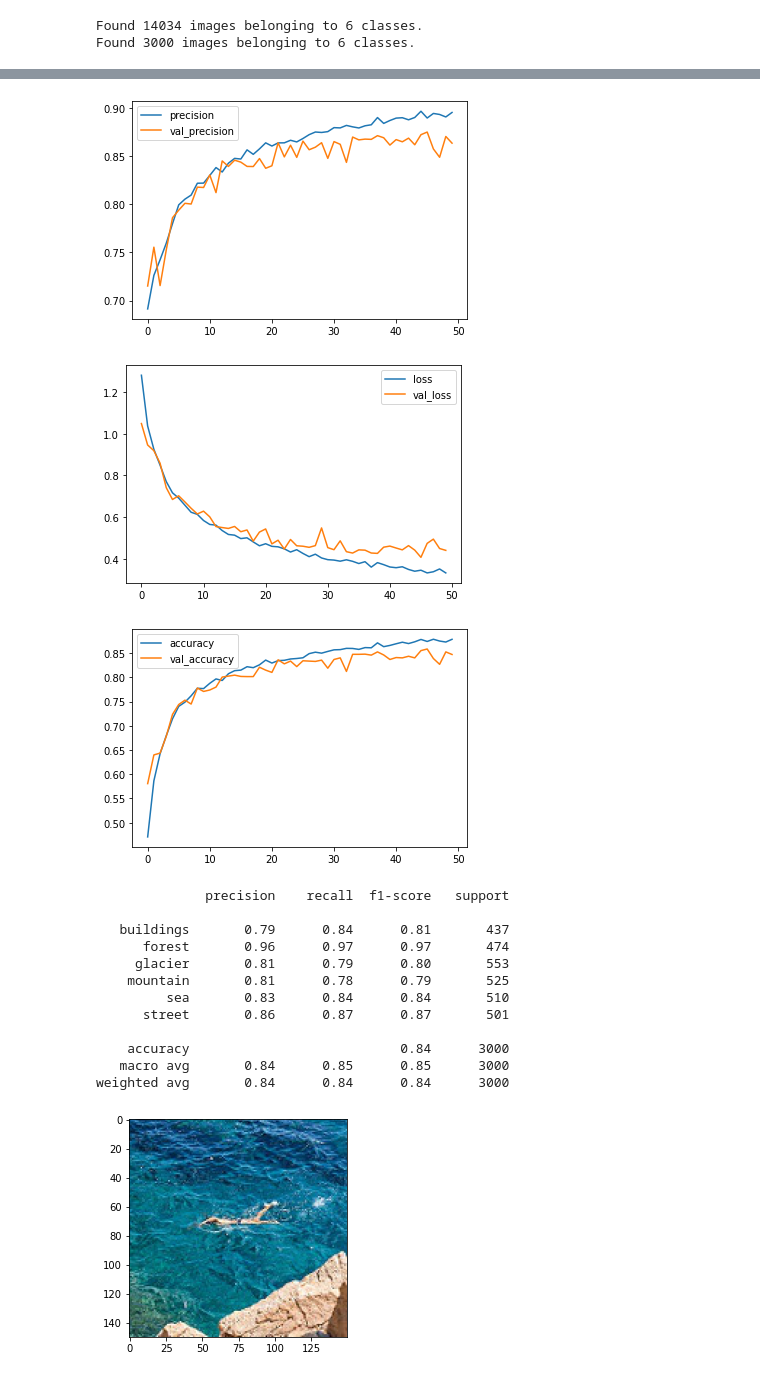
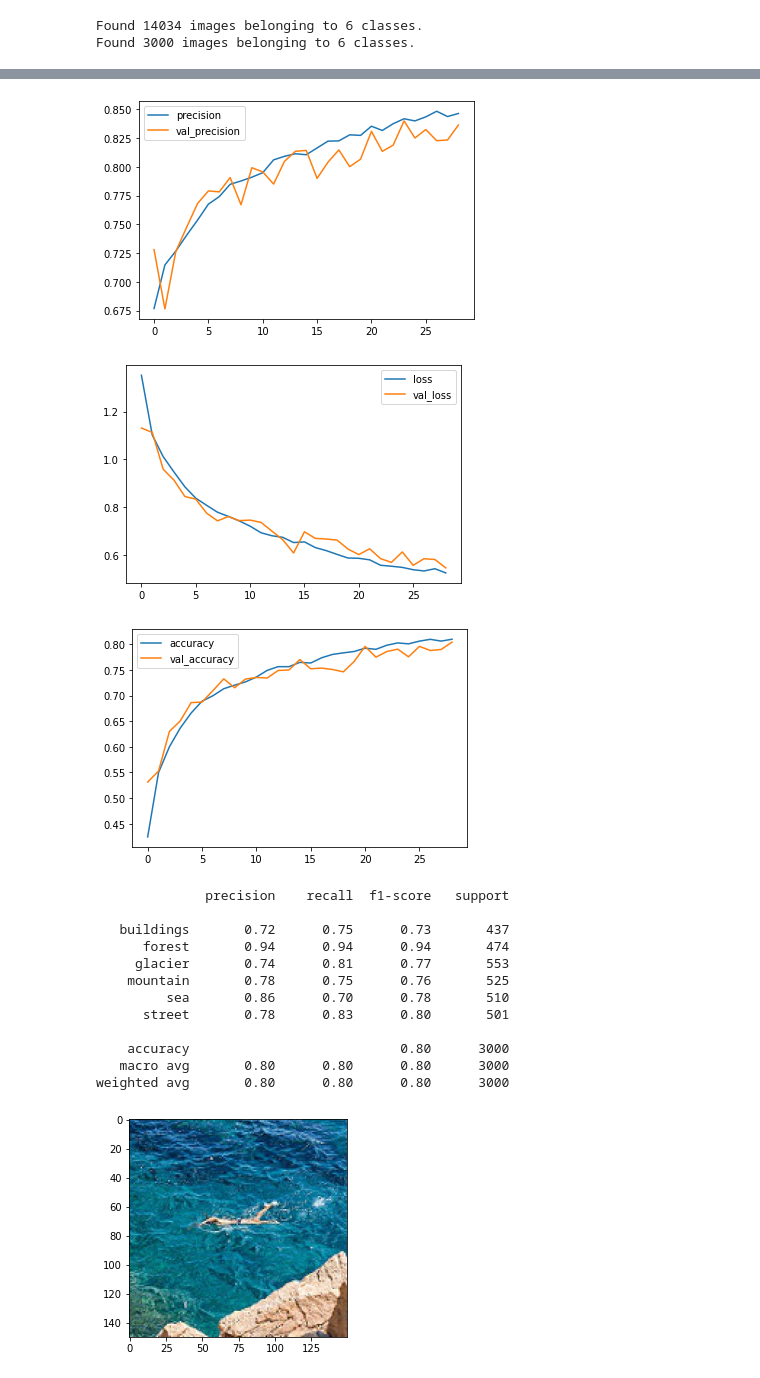
Before and after one commit to UzumakiBK/Intel-Image-Classification-Kaggle-Challenge, a Jupyter notebook: intel_image_classification.ipynb, the cells around one changed output, grey strips where cells are left out. Drawn from its saved outputs; the diff is of its cells as text; code cells hidden in the pictures.

```diff
--- a/intel_image_classification.ipynb
+++ b/intel_image_classification.ipynb
@@ -85,14 +85,16 @@ model = tf.keras.models.Sequential([
                                     tf.keras.layers.MaxPooling2D(2, 2),
                                     tf.keras.layers.Conv2D(64, (5, 5), padding='same', activation='relu'),
                                     tf.keras.layers.MaxPooling2D(2, 2),
-                                    tf.keras.layers.Conv2D(64, (3, 3), activation='relu', padding='same'),
-                                    tf.keras.layers.MaxPooling2D(2, 2),
                                     tf.keras.layers.Conv2D(128, (3, 3), activation='relu', padding='same'),
                                     tf.keras.layers.MaxPooling2D(2, 2),
-                                    tf.keras.layers.Conv2D(256, (3, 3), activation='relu'),
+                                    tf.keras.layers.Conv2D(256, (3, 3), activation='relu', padding='same'),
+                                    tf.keras.layers.MaxPooling2D(2, 2),
+                                    tf.keras.layers.Conv2D(512, (3, 3), activation='relu', padding='same'),
+                                    tf.keras.layers.MaxPooling2D(2, 2),
+                                    tf.keras.layers.Conv2D(512, (5, 5), activation='relu', padding='same'),
                                     tf.keras.layers.MaxPooling2D(2, 2),
                                     tf.keras.layers.Flatten(),
-                                    tf.keras.layers.Dense(512, activation='relu'),
+                                    tf.keras.layers.Dense(1024, activation='relu' ),
                                     tf.keras.layers.Dropout(0.25),
                                     tf.keras.layers.Dense(num_classes, activation='softmax')
 ])
@@ -119,5 +121,5 @@ Trainable params: 12,440,710
 Non-trainable params: 0
 _________________________________________________________________
 # %%
-history = model.fit(train_data, steps_per_epoch=220, epochs=50, validation_data=val_data, validation_steps=47, callbacks=[callback]) #model.fit supports generators
+history = model.fit(train_data, epochs=40, validation_data=val_data, callbacks=[early_stop]) #model.fit supports generators
 # %% [output]
@@ -141,24 +143,24 @@ Epoch 50/50
 # %%
-plt.plot(history.history['precision_1'], label='precision')
-plt.plot(history.history['val_precision_1'], label='val_precision')
+plt.plot(history.history['precision'], label='precision')
+plt.plot(history.history['val_precision'], label='val_precision')
 plt.legend()
 plt.show()
 # %% [output]
-[figure, old version]
+[figure, new version]
 # %%
 plt.plot(history.history['loss'], label='loss')
 plt.plot(history.history['val_loss'], label='val_loss')
 plt.legend()
 plt.show()
 # %% [output]
-[figure, old version]
+[figure, new version]
 # %%
 plt.plot(history.history['categorical_accuracy'], label='accuracy')
 plt.plot(history.history['val_categorical_accuracy'], label='val_accuracy')
 plt.legend()
 plt.show()
 # %% [output]
-[figure, old version]
+[figure, new version]
 # %%
 pred_dir = '/content/seg_pred/seg_pred'
 # %%
@@ -174,16 +176,16 @@ print(report)
 # %% [output]
               precision    recall  f1-score   support
 
-   buildings       0.79      0.84      0.81       437
-      forest       0.96      0.97      0.97       474
-     glacier       0.81      0.79      0.80       553
-    mountain       0.81      0.78      0.79       525
-         sea       0.83      0.84      0.84       510
-      street       0.86      0.87      0.87       501
+   buildings       0.72      0.75      0.73       437
+      forest       0.94      0.94      0.94       474
+     glacier       0.74      0.81      0.77       553
+    mountain       0.78      0.75      0.76       525
+         sea       0.86      0.70      0.78       510
+      street       0.78      0.83      0.80       501
 
-    accuracy                           0.84      3000
-   macro avg       0.84      0.85      0.85      3000
-weighted avg       0.84      0.84      0.84      3000
+    accuracy                           0.80      3000
+   macro avg       0.80      0.80      0.80      3000
+weighted avg       0.80      0.80      0.80      3000
 # %%
 def image_display(img_path):
   img=mpimg.imread(img_path)
```
Also changed, not shown: parts of 2 cells of this notebook.
